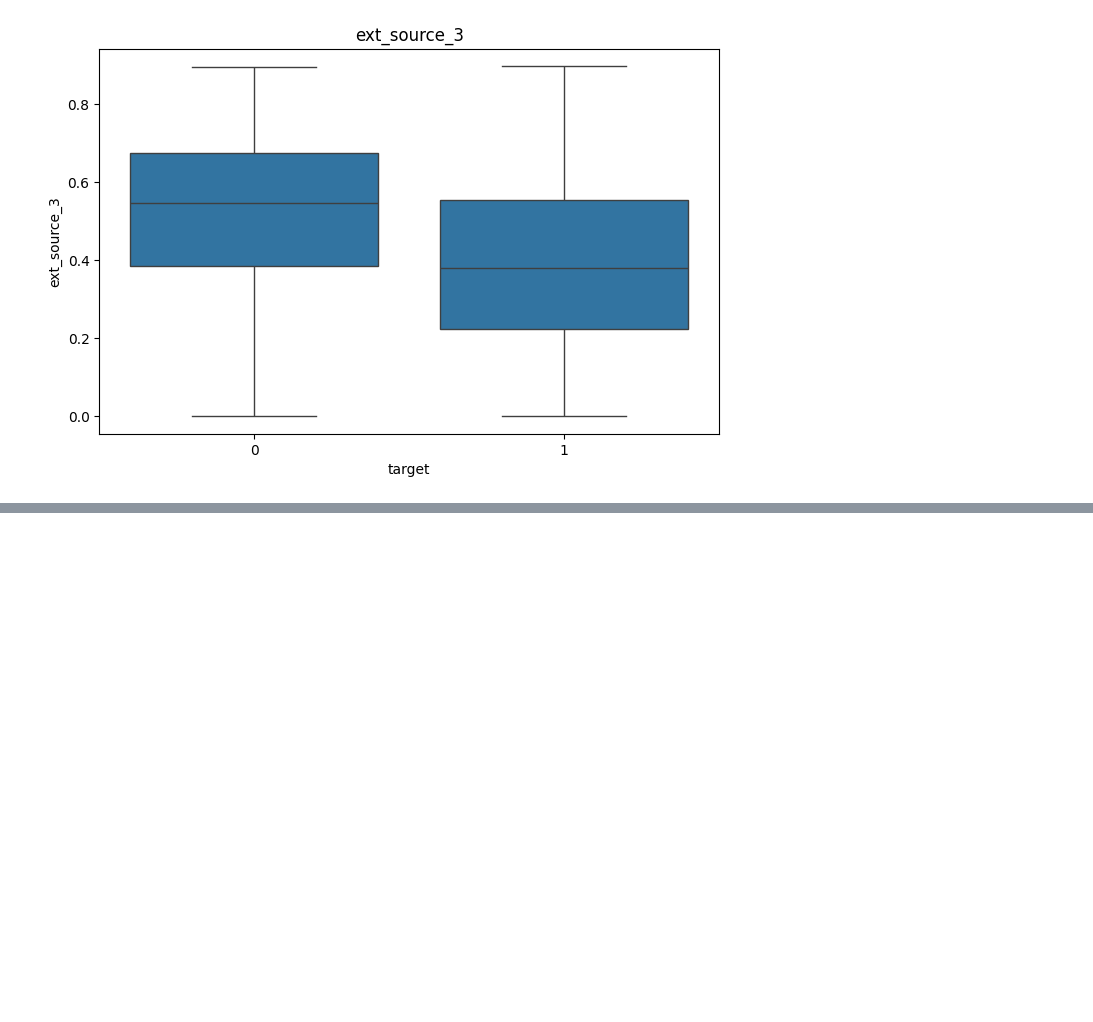
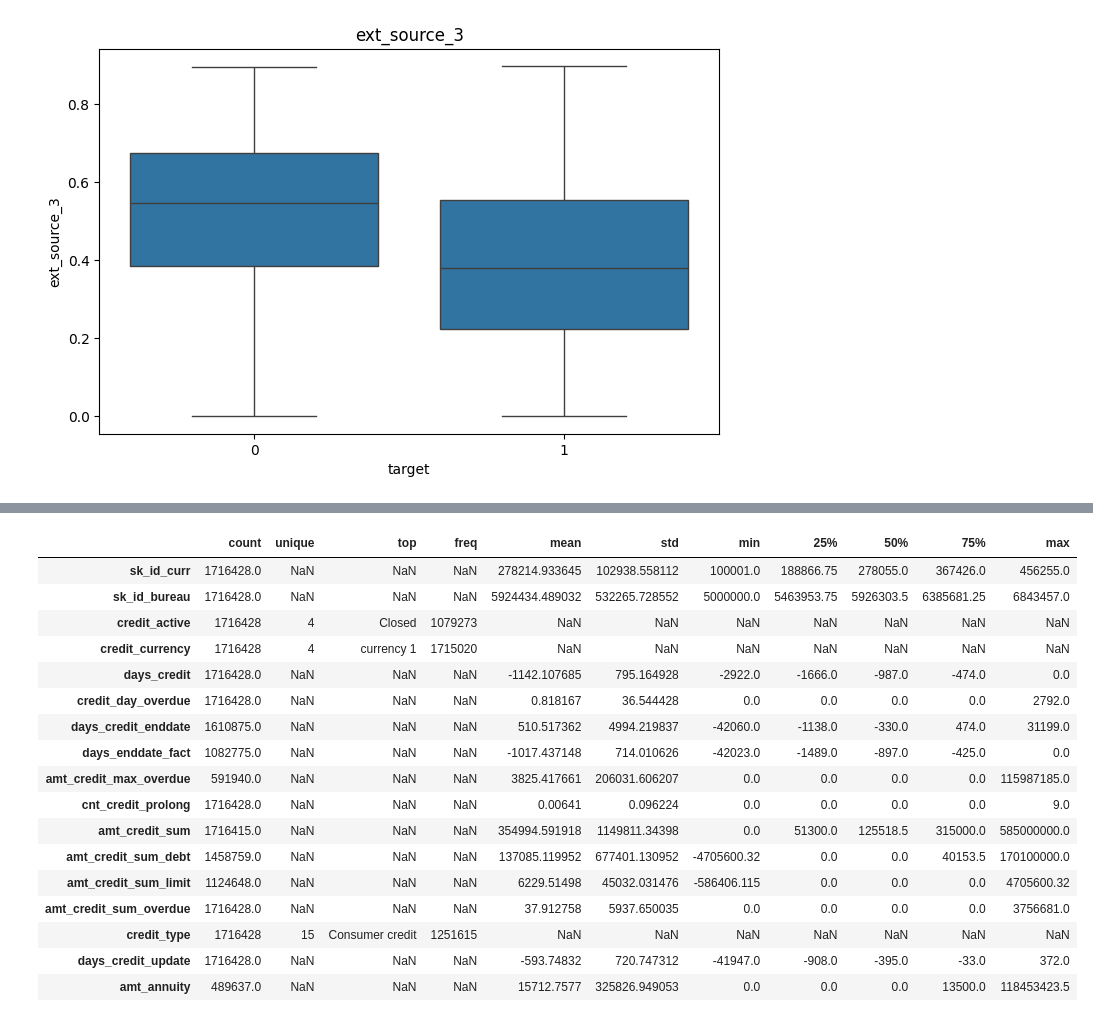
Before and after one commit to malakhovs04/Home-Credit-Default-Risk, a Jupyter notebook: check_tables.ipynb, the cells around one changed output, grey strips where cells are left out. Cells and saved outputs as stored; diff of their text form; code cells hidden in the pictures; blank space fills up the shorter version.

```diff
--- a/check_tables.ipynb
+++ b/check_tables.ipynb
@@ -299,0 +348,21 @@ plt.show()
+# %%
+df_bruean.describe(include='all').T
+# %% [output]
+|  | count | unique | top | freq | mean | std | min | 25% | 50% | 75% | max |
+| sk_id_curr | 1716428.0 | NaN | NaN | NaN | 278214.933645 | 102938.558112 | 100001.0 | 188866.75 | 278055.0 | 367426.0 | 456255.0 |
+| sk_id_bureau | 1716428.0 | NaN | NaN | NaN | 5924434.489032 | 532265.728552 | 5000000.0 | 5463953.75 | 5926303.5 | 6385681.25 | 6843457.0 |
+| credit_active | 1716428 | 4 | Closed | 1079273 | NaN | NaN | NaN | NaN | NaN | NaN | NaN |
+| credit_currency | 1716428 | 4 | currency 1 | 1715020 | NaN | NaN | NaN | NaN | NaN | NaN | NaN |
+| days_credit | 1716428.0 | NaN | NaN | NaN | -1142.107685 | 795.164928 | -2922.0 | -1666.0 | -987.0 | -474.0 | 0.0 |
+| credit_day_overdue | 1716428.0 | NaN | NaN | NaN | 0.818167 | 36.544428 | 0.0 | 0.0 | 0.0 | 0.0 | 2792.0 |
+| days_credit_enddate | 1610875.0 | NaN | NaN | NaN | 510.517362 | 4994.219837 | -42060.0 | -1138.0 | -330.0 | 474.0 | 31199.0 |
+| days_enddate_fact | 1082775.0 | NaN | NaN | NaN | -1017.437148 | 714.010626 | -42023.0 | -1489.0 | -897.0 | -425.0 | 0.0 |
+| amt_credit_max_overdue | 591940.0 | NaN | NaN | NaN | 3825.417661 | 206031.606207 | 0.0 | 0.0 | 0.0 | 0.0 | 115987185.0 |
+| cnt_credit_prolong | 1716428.0 | NaN | NaN | NaN | 0.00641 | 0.096224 | 0.0 | 0.0 | 0.0 | 0.0 | 9.0 |
+| amt_credit_sum | 1716415.0 | NaN | NaN | NaN | 354994.591918 | 1149811.34398 | 0.0 | 51300.0 | 125518.5 | 315000.0 | 585000000.0 |
+| amt_credit_sum_debt | 1458759.0 | NaN | NaN | NaN | 137085.119952 | 677401.130952 | -4705600.32 | 0.0 | 0.0 | 40153.5 | 170100000.0 |
+| amt_credit_sum_limit | 1124648.0 | NaN | NaN | NaN | 6229.51498 | 45032.031476 | -586406.115 | 0.0 | 0.0 | 0.0 | 4705600.32 |
+| amt_credit_sum_overdue | 1716428.0 | NaN | NaN | NaN | 37.912758 | 5937.650035 | 0.0 | 0.0 | 0.0 | 0.0 | 3756681.0 |
+| credit_type | 1716428 | 15 | Consumer credit | 1251615 | NaN | NaN | NaN | NaN | NaN | NaN | NaN |
+| days_credit_update | 1716428.0 | NaN | NaN | NaN | -593.74832 | 720.747312 | -41947.0 | -908.0 | -395.0 | -33.0 | 372.0 |
+| amt_annuity | 489637.0 | NaN | NaN | NaN | 15712.7577 | 325826.949053 | 0.0 | 0.0 | 0.0 | 13500.0 | 118453423.5 |
```
Also changed, not shown: parts of 10 cells of this notebook.
